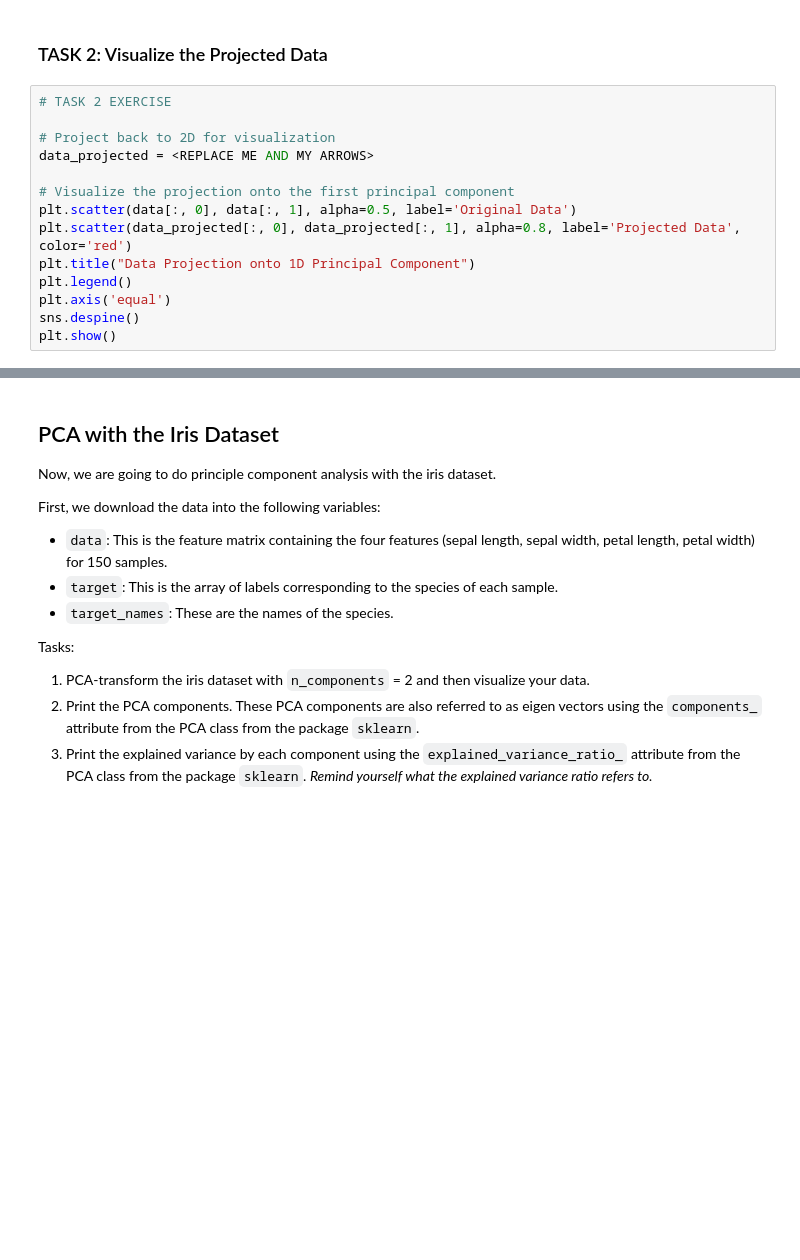
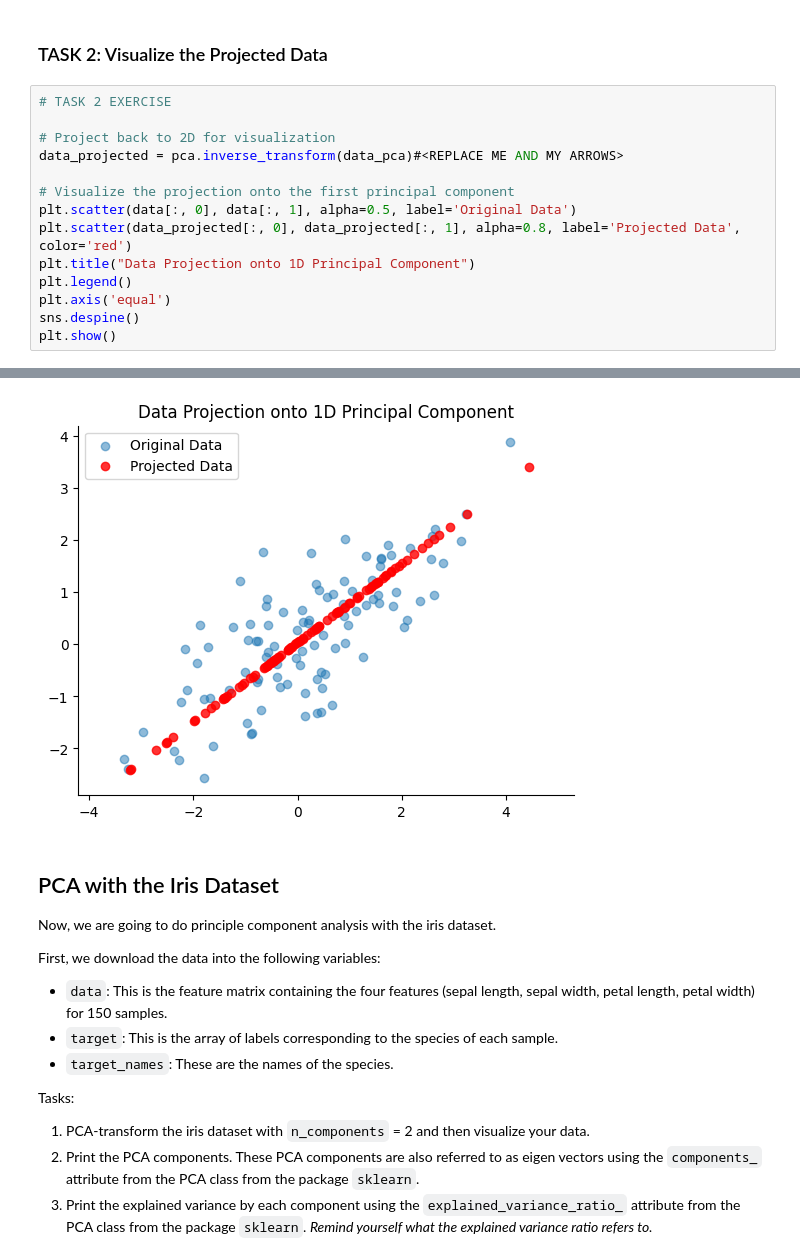
Before and after one commit to bmontoyag/UTEC_MISTI_2026, a Jupyter notebook: 2026mistiperu_conceptchallenge_dimensionalityreduction_exercises.ipynb, the cells around one changed output, grey strips where cells are left out. Drawn from its saved outputs; the diff is of its cells as text; blank space fills up the shorter version.

```diff
--- a/2026mistiperu_conceptchallenge_dimensionalityreduction_exercises.ipynb
+++ b/2026mistiperu_conceptchallenge_dimensionalityreduction_exercises.ipynb
@@ -103,7 +102,7 @@ plt.show()
 # TASK 2 EXERCISE
 
 # Project back to 2D for visualization
-data_projected = <REPLACE ME AND MY ARROWS>
+data_projected = pca.inverse_transform(data_pca)#<REPLACE ME AND MY ARROWS>
 
 # Visualize the projection onto the first principal component
 plt.scatter(data[:, 0], data[:, 1], alpha=0.5, label='Original Data')
@@ -118,3 +116,4 @@ SyntaxError: invalid syntax (<ipython-input-33-13b95874034e>, line 4)
+[figure, added]
 # %% [markdown]
 ## PCA with the Iris Dataset
 
```
Also changed, not shown: parts of 2 cells of this notebook.
